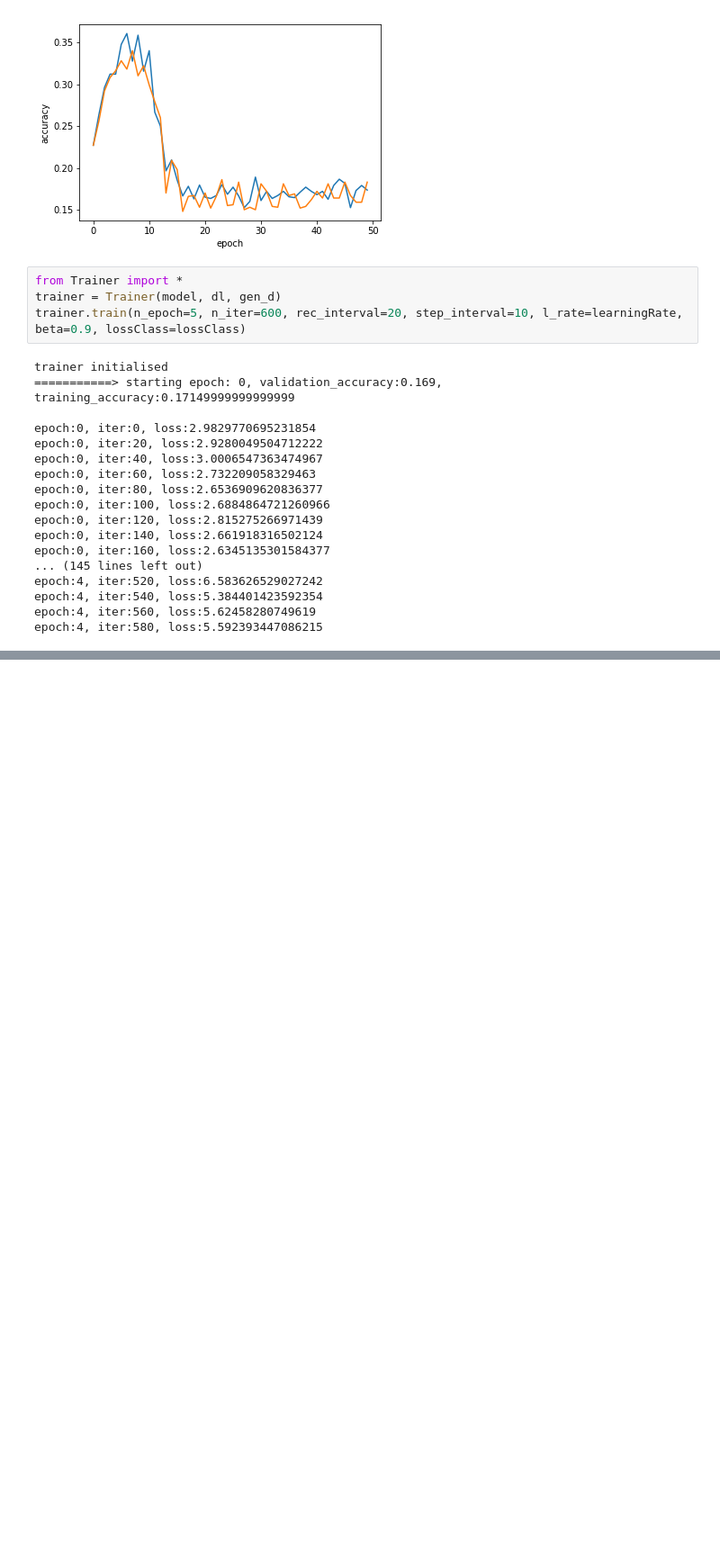
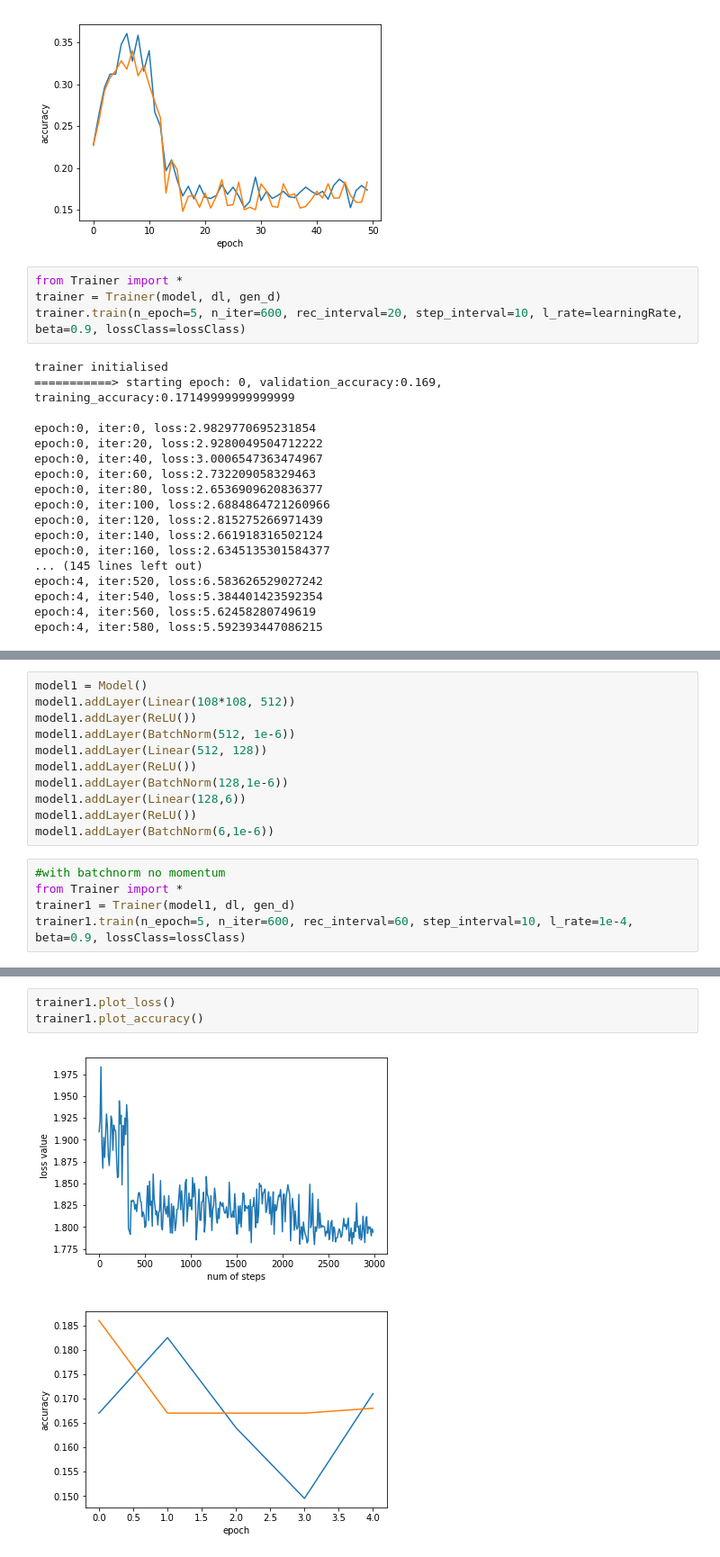
Before and after one commit to Naman-ntc/CS763-Assignments, a Jupyter notebook: Assignment-3/CS763DeepLearningHW/uddeshya/src/crisis.ipynb, the cells around one changed output, grey strips where cells are left out. Shown: that part at 90% size. Drawn from its saved outputs; the diff is of its cells as text; blank space fills up the shorter version.

Commit message:
with batchnorm training example

```diff
--- a/Assignment-3/CS763DeepLearningHW/uddeshya/src/crisis.ipynb
+++ b/Assignment-3/CS763DeepLearningHW/uddeshya/src/crisis.ipynb
@@ -207,0 +213,16 @@ epoch:0, iter:180, loss:1.8728003495931624
+# %%
+model1 = Model()
+model1.addLayer(Linear(108*108, 512))
+model1.addLayer(ReLU())
+model1.addLayer(BatchNorm(512, 1e-6))
+model1.addLayer(Linear(512, 128))
+model1.addLayer(ReLU())
+model1.addLayer(BatchNorm(128,1e-6))
+model1.addLayer(Linear(128,6))
+model1.addLayer(ReLU())
+model1.addLayer(BatchNorm(6,1e-6))
+# %%
+#with batchnorm no momentum
+from Trainer import *
+trainer1 = Trainer(model1, dl, gen_d)
+trainer1.train(n_epoch=5, n_iter=600, rec_interval=60, step_interval=10, l_rate=1e-4, beta=0.9, lossClass=lossClass)
@@ -207,0 +247,6 @@ epoch:0, iter:180, loss:1.8728003495931624
+# %%
+trainer1.plot_loss()
+trainer1.plot_accuracy()
+# %% [output]
+[figure, added]
+[figure, added]
```
Also changed, not shown: parts of 2 cells of this notebook.
